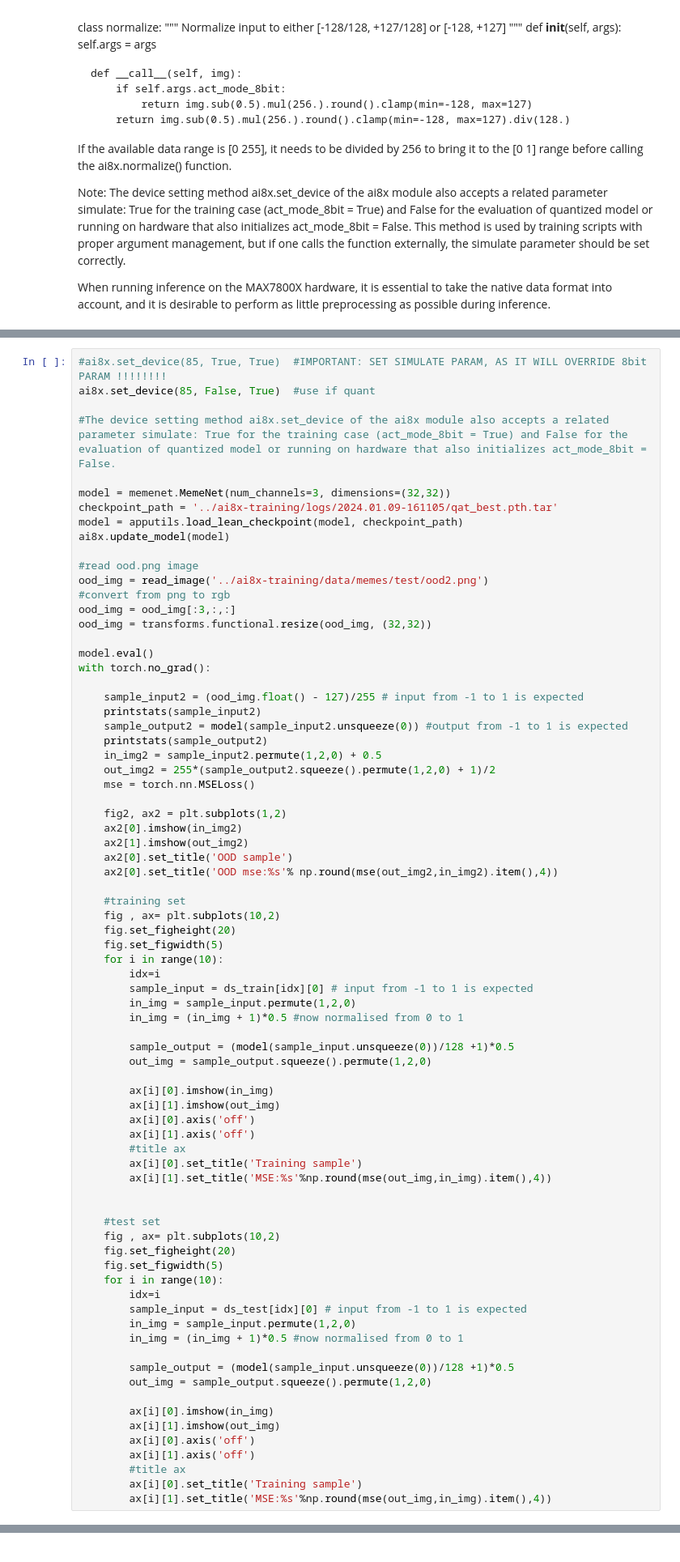
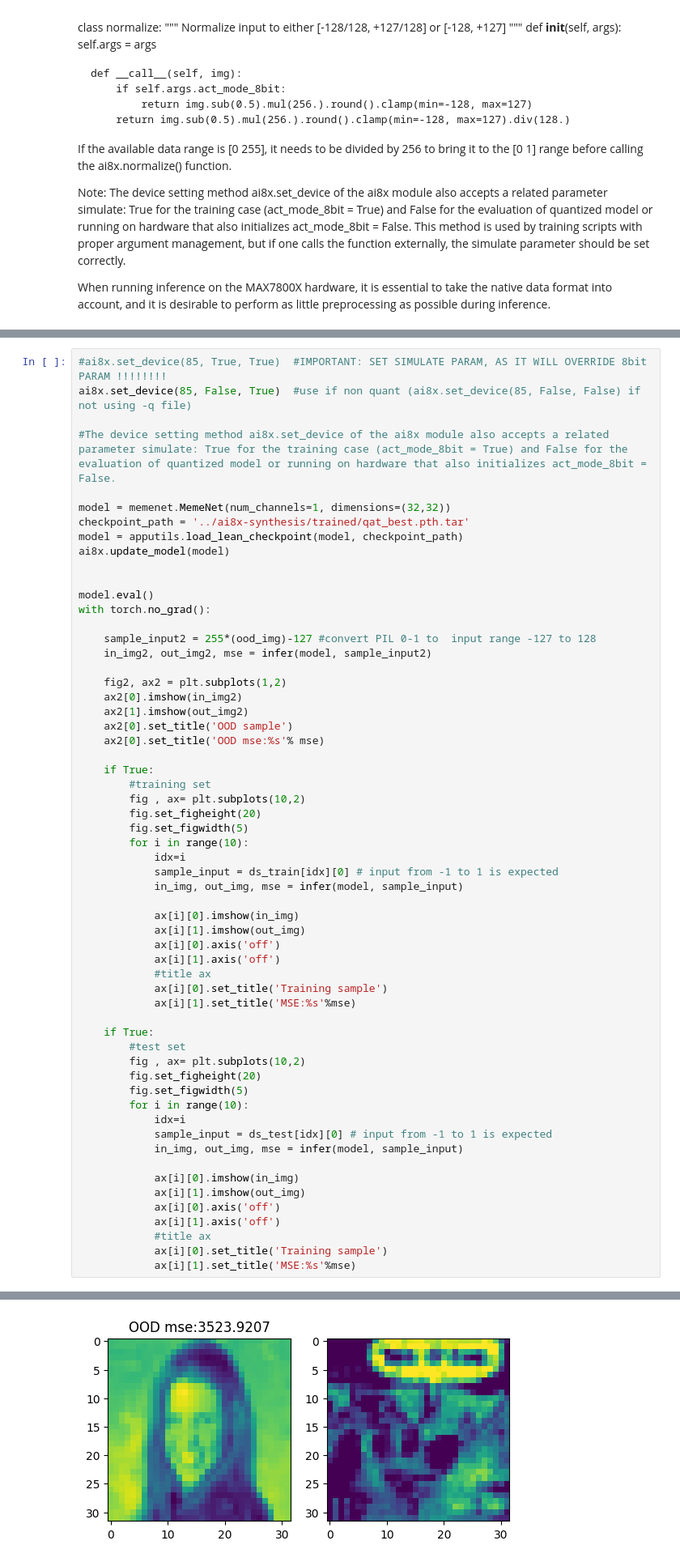
Before and after one commit to bitmorse/bearings-max78000, a Jupyter notebook: playground.ipynb, the cells around one changed output, grey strips where cells are left out. Shown at 81% size. Cells and saved outputs as stored; diff of their text form.

```diff
--- a/playground.ipynb
+++ b/playground.ipynb
@@ -85,78 +118,61 @@ Variance:  tensor(0.3048)
 # %%
 #ai8x.set_device(85, True, True)  #IMPORTANT: SET SIMULATE PARAM, AS IT WILL OVERRIDE 8bit PARAM !!!!!!!!
-ai8x.set_device(85, False, True)  #use if quant
+ai8x.set_device(85, False, True)  #use if non quant (ai8x.set_device(85, False, False) if not using -q file)
 
 #The device setting method ai8x.set_device of the ai8x module also accepts a related parameter simulate: True for the training case (act_mode_8bit = True) and False for the evaluation of quantized model or running on hardware that also initializes act_mode_8bit = False.
 
-model = memenet.MemeNet(num_channels=3, dimensions=(32,32))
-checkpoint_path = '../ai8x-training/logs/2024.01.09-161105/qat_best.pth.tar'
+model = memenet.MemeNet(num_channels=1, dimensions=(32,32))
+checkpoint_path = '../ai8x-synthesis/trained/qat_best.pth.tar'
 model = apputils.load_lean_checkpoint(model, checkpoint_path)
 ai8x.update_model(model)
 
-#read ood.png image
-ood_img = read_image('../ai8x-training/data/memes/test/ood2.png')
-#convert from png to rgb
-ood_img = ood_img[:3,:,:]
-ood_img = transforms.functional.resize(ood_img, (32,32))
 
 model.eval()
 with torch.no_grad():
 
-    sample_input2 = (ood_img.float() - 127)/255 # input from -1 to 1 is expected
-    printstats(sample_input2)
-    sample_output2 = model(sample_input2.unsqueeze(0)) #output from -1 to 1 is expected
-    printstats(sample_output2)
-    in_img2 = sample_input2.permute(1,2,0) + 0.5
-    out_img2 = 255*(sample_output2.squeeze().permute(1,2,0) + 1)/2
-    mse = torch.nn.MSELoss()
+    sample_input2 = 255*(ood_img)-127 #convert PIL 0-1 to  input range -127 to 128
+    in_img2, out_img2, mse = infer(model, sample_input2)
 
     fig2, ax2 = plt.subplots(1,2)
     ax2[0].imshow(in_img2)
     ax2[1].imshow(out_img2)
     ax2[0].set_title('OOD sample')
-    ax2[0].set_title('OOD mse:%s'% np.round(mse(out_img2,in_img2).item(),4))
+    ax2[0].set_title('OOD mse:%s'% mse)
 
-    #training set
-    fig , ax= plt.subplots(10,2)
-    fig.set_figheight(20)
-    fig.set_figwidth(5)
-    for i in range(10):
-        idx=i
-        sample_input = ds_train[idx][0] # input from -1 to 1 is expected
-        in_img = sample_input.permute(1,2,0)
-        in_img = (in_img + 1)*0.5 #now normalised from 0 to 1
+    if True:
+        #training set
+        fig , ax= plt.subplots(10,2)
+        fig.set_figheight(20)
+        fig.set_figwidth(5)
+        for i in range(10):
+            idx=i
+            sample_input = ds_train[idx][0] # input from -1 to 1 is expected
+            in_img, out_img, mse = infer(model, sample_input)
 
-        sample_output = (model(sample_input.unsqueeze(0))/128 +1)*0.5
-        out_img = sample_output.squeeze().permute(1,2,0)
+            ax[i][0].imshow(in_img)
+            ax[i][1].imshow(out_img)
+            ax[i][0].axis('off')
+            ax[i][1].axis('off')
+            #title ax
+            ax[i][0].set_title('Training sample')
+            ax[i][1].set_title('MSE:%s'%mse)
 
-        ax[i][0].imshow(in_img)
-        ax[i][1].imshow(out_img)
-        ax[i][0].axis('off')
-        ax[i][1].axis('off')
-        #title ax
-        ax[i][0].set_title('Training sample')
-        ax[i][1].set_title('MSE:%s'%np.round(mse(out_img,in_img).item(),4))
+    if True:
+        #test set
+        fig , ax= plt.subplots(10,2)
+        fig.set_figheight(20)
+        fig.set_figwidth(5)
+        for i in range(10):
+            idx=i
+            sample_input = ds_test[idx][0] # input from -1 to 1 is expected
+            in_img, out_img, mse = infer(model, sample_input)
 
-
-    #test set
-    fig , ax= plt.subplots(10,2)
-    fig.set_figheight(20)
-    fig.set_figwidth(5)
-    for i in range(10):
-        idx=i
-        sample_input = ds_test[idx][0] # input from -1 to 1 is expected
-        in_img = sample_input.permute(1,2,0)
-        in_img = (in_img + 1)*0.5 #now normalised from 0 to 1
-
-        sample_output = (model(sample_input.unsqueeze(0))/128 +1)*0.5
-        out_img = sample_output.squeeze().permute(1,2,0)
-
-        ax[i][0].imshow(in_img)
-        ax[i][1].imshow(out_img)
-        ax[i][0].axis('off')
-        ax[i][1].axis('off')
-        #title ax
-        ax[i][0].set_title('Training sample')
-        ax[i][1].set_title('MSE:%s'%np.round(mse(out_img,in_img).item(),4))
+            ax[i][0].imshow(in_img)
+            ax[i][1].imshow(out_img)
+            ax[i][0].axis('off')
+            ax[i][1].axis('off')
+            #title ax
+            ax[i][0].set_title('Training sample')
+            ax[i][1].set_title('MSE:%s'%mse)
 # %% [output]
 Configuring device: MAX78000, simulate=False.
@@ -163,0 +179 @@ FileNotFoundError: [Errno 2] Could not find a checkpoint file at: '../ai8x-train
+[figure, added]
```
Also changed, not shown: parts of 14 cells of this notebook, 12 other files.
